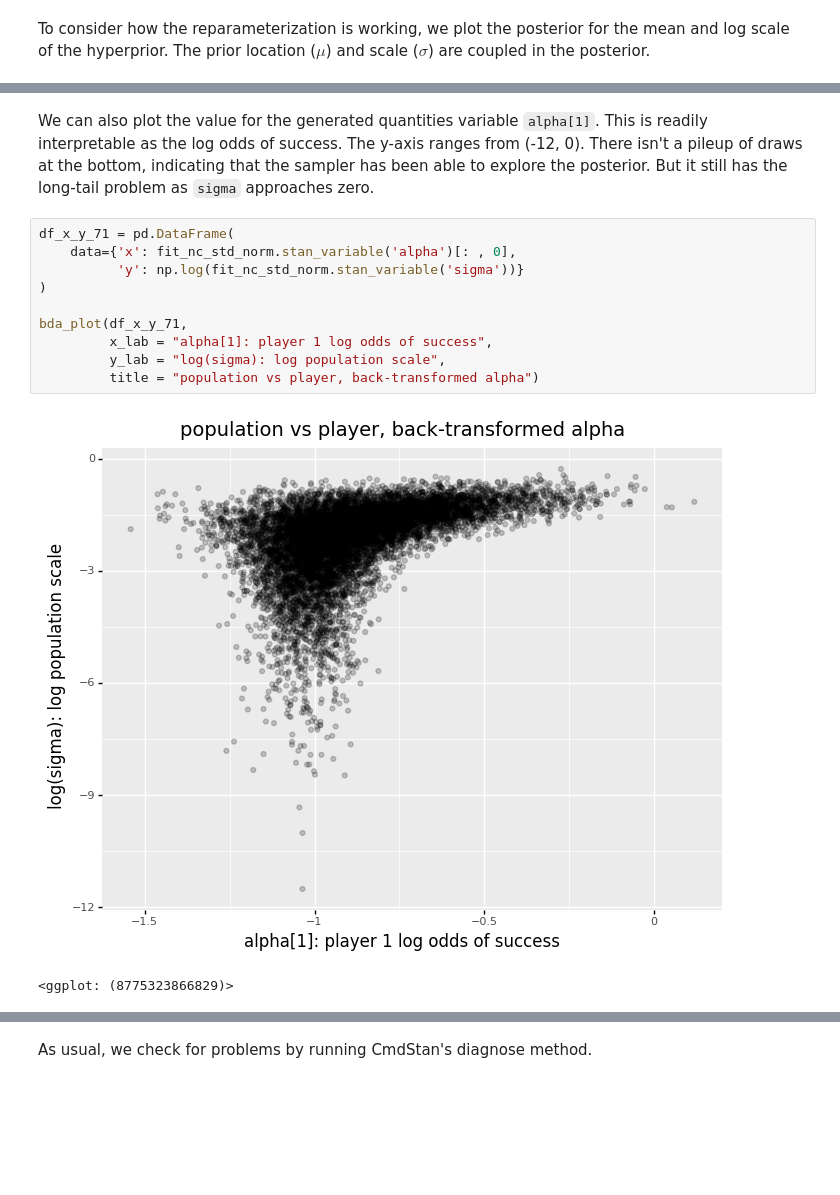
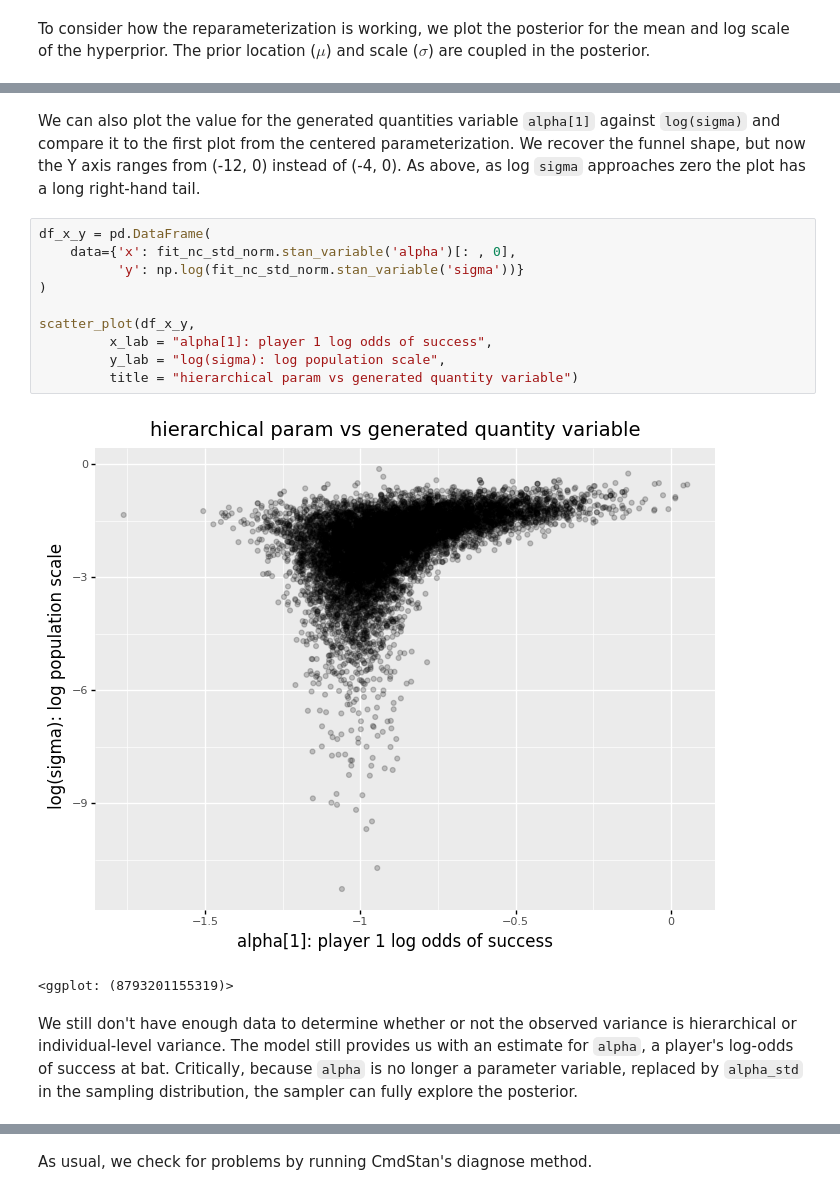
Before and after one commit to mitzimorris/stan_studies, a Jupyter notebook: offset_multiplier/compare_offset_mult.ipynb, the cells around one changed output, grey strips where cells are left out. Saved outputs shown, nothing was run; the diff lists cells and outputs as text; blank space fills up the shorter version.

```diff
--- a/offset_multiplier/compare_offset_mult.ipynb
+++ b/offset_multiplier/compare_offset_mult.ipynb
@@ -506,23 +549,27 @@ bda_plot(df_x_y_71,
-# %% [markdown]
-We can also plot the value for the generated quantities variable `alpha[1]`.
-This is readily interpretable as the log odds of success.
-The y-axis ranges from (-12, 0).
-There isn't a pileup of draws at the bottom, indicating that the sampler has been able
-to explore the posterior.
-But it still has the long-tail problem as `sigma` approaches zero.
+# %% [markdown]
+We can also plot the value for the generated quantities variable `alpha[1]` against `log(sigma)`
+and compare it to the first plot from the centered parameterization.
+We recover the funnel shape, but now the Y axis ranges from (-12, 0) instead of (-4, 0).
+As above, as log `sigma` approaches zero the plot has a long right-hand tail.
 # %%
-df_x_y_71 = pd.DataFrame(
+df_x_y = pd.DataFrame(
     data={'x': fit_nc_std_norm.stan_variable('alpha')[: , 0],
           'y': np.log(fit_nc_std_norm.stan_variable('sigma'))}
 )
 
-bda_plot(df_x_y_71,
+scatter_plot(df_x_y,
          x_lab = "alpha[1]: player 1 log odds of success",
          y_lab = "log(sigma): log population scale",
-         title = "population vs player, back-transformed alpha")
+         title = "hierarchical param vs generated quantity variable")
 # %% [output]
-[figure, old version]
+[figure, new version]
-<ggplot: (8775323866829)>
+<ggplot: (8793201155319)>
+# %% [markdown]
+We still don't have enough data to determine whether or not the observed variance
+is hierarchical or individual-level variance.
+The model still provides us with an estimate for `alpha`, a player's log-odds of success at bat.
+Critically, because `alpha` is no longer a parameter variable, replaced by `alpha_std`
+in the sampling distribution, the sampler can fully explore the posterior.
 # %% [markdown]
 ### Fitting the affine transform parameterization
 
```
Also changed, not shown: parts of 33 cells of this notebook, 1 other file.
